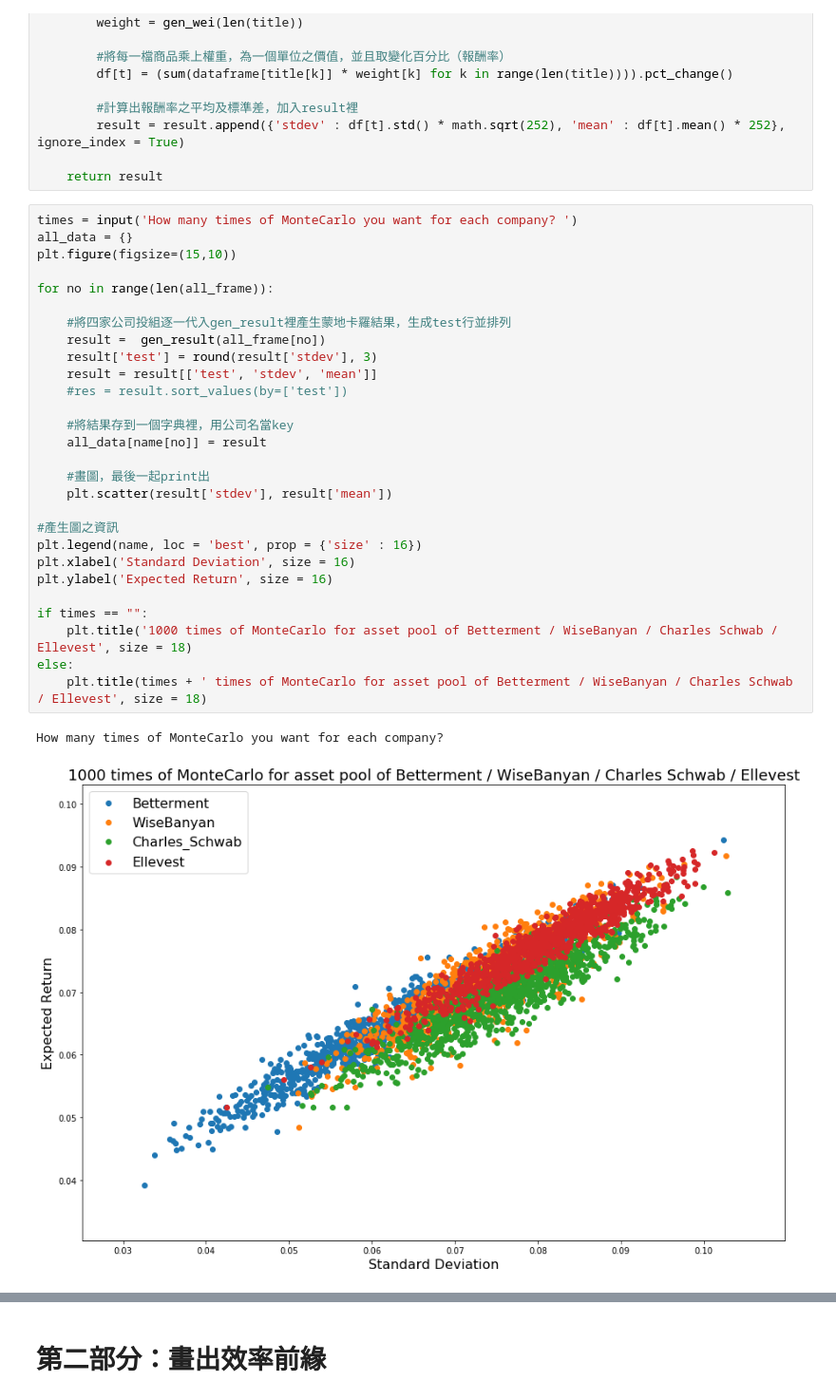
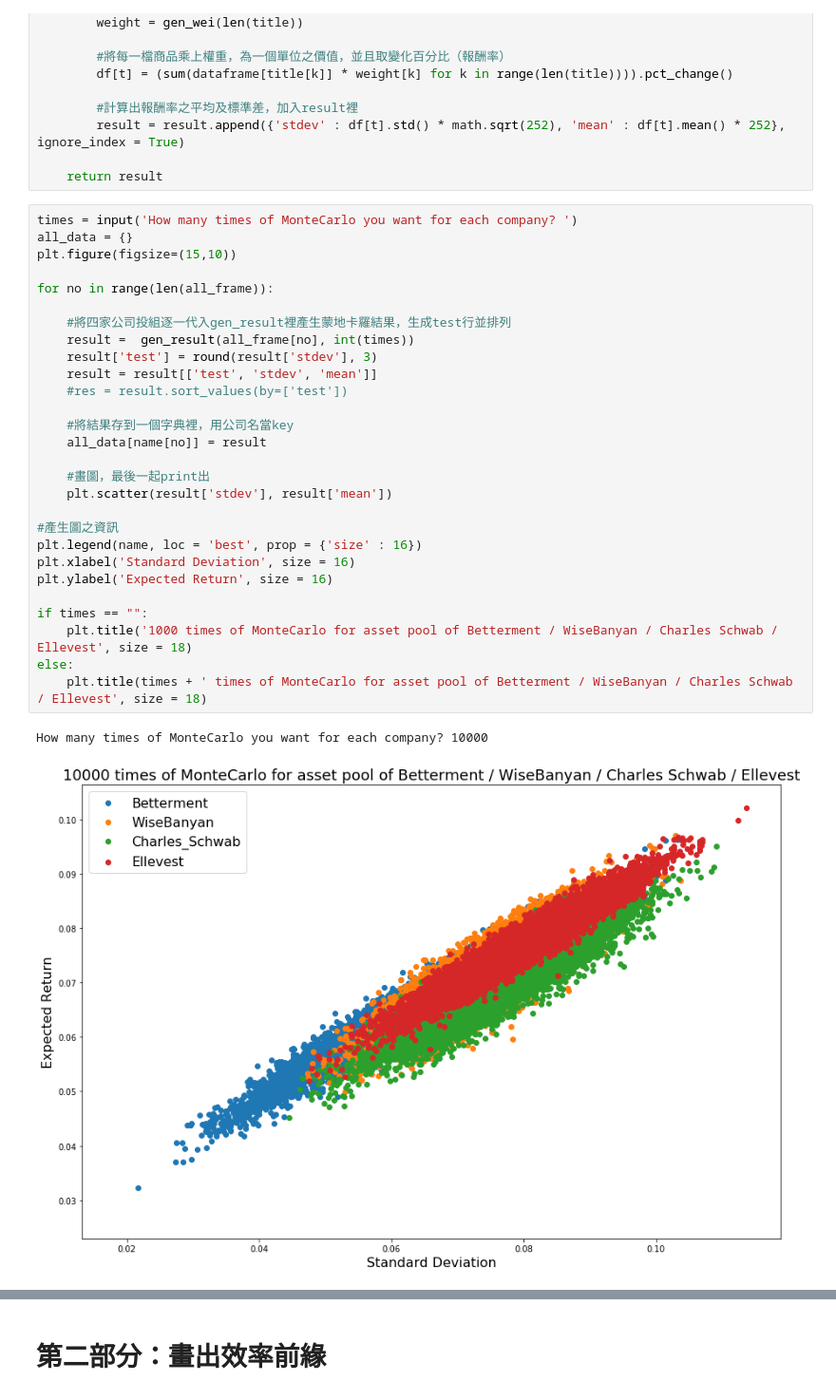
Before and after one commit to kanglee83/Python-Program, a Jupyter notebook: 107-2 Studies of Robo Advisors/HW1 MonteCarlo for funds' asset pool/Efficient Frontier.ipynb, the cells around one changed output, grey strips where cells are left out. Shown at 95% size. Drawn from its saved outputs; the diff is of its cells as text.

```diff
--- a/107-2 Studies of Robo Advisors/HW1 MonteCarlo for funds' asset pool/Efficient Frontier.ipynb
+++ b/107-2 Studies of Robo Advisors/HW1 MonteCarlo for funds' asset pool/Efficient Frontier.ipynb
@@ -57,31 +69,31 @@ def gen_result(dataframe, times = 1000):
 # %%
 times = input('How many times of MonteCarlo you want for each company? ')
 all_data = {}
 plt.figure(figsize=(15,10))
 
 for no in range(len(all_frame)):
 
     #將四家公司投組逐一代入gen_result裡產生蒙地卡羅結果，生成test行並排列
-    result =  gen_result(all_frame[no])
+    result =  gen_result(all_frame[no], int(times))
     result['test'] = round(result['stdev'], 3)
     result = result[['test', 'stdev', 'mean']]
     #res = result.sort_values(by=['test'])
 
     #將結果存到一個字典裡，用公司名當key
     all_data[name[no]] = result
 
     #畫圖，最後一起print出
     plt.scatter(result['stdev'], result['mean'])
 
 #產生圖之資訊
 plt.legend(name, loc = 'best', prop = {'size' : 16})
 plt.xlabel('Standard Deviation', size = 16)
 plt.ylabel('Expected Return', size = 16)
 
 if times == "":
     plt.title('1000 times of MonteCarlo for asset pool of Betterment / WiseBanyan / Charles Schwab / Ellevest', size = 18)
 else:
     plt.title(times + ' times of MonteCarlo for asset pool of Betterment / WiseBanyan / Charles Schwab / Ellevest', size = 18)
 # %% [output]
-How many times of MonteCarlo you want for each company?
+How many times of MonteCarlo you want for each company? 10000
-[figure, old version]
+[figure, new version]
```
Also changed, not shown: parts of 8 cells of this notebook.
